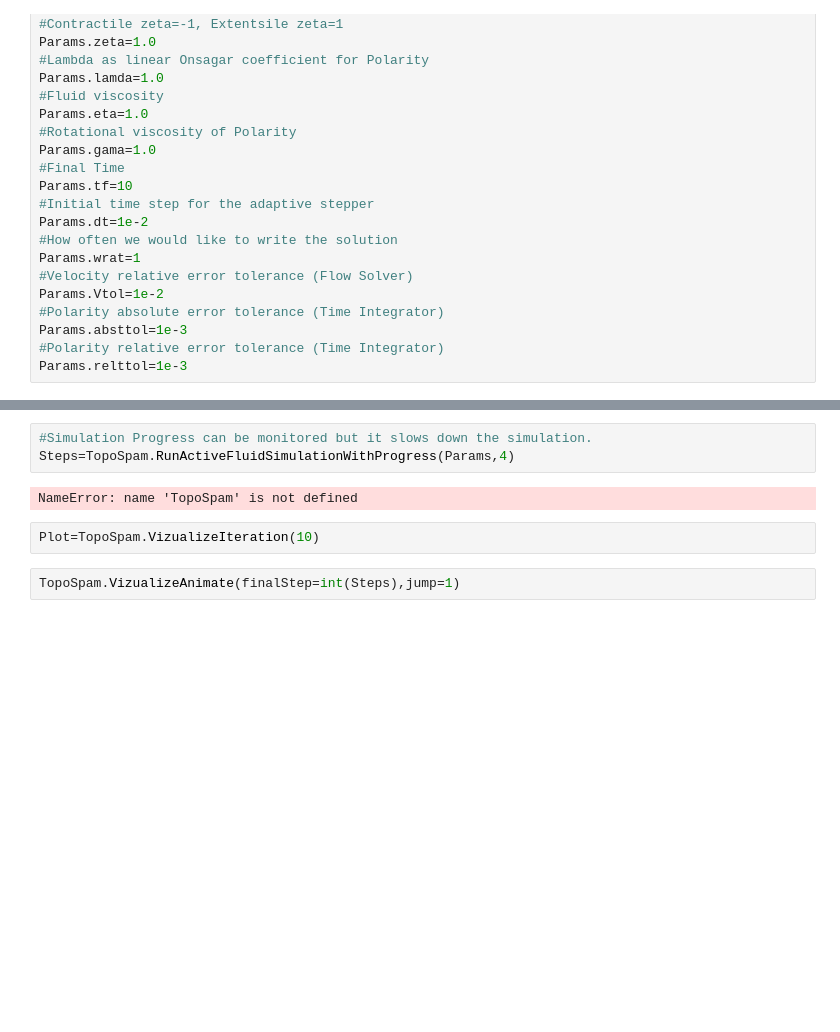
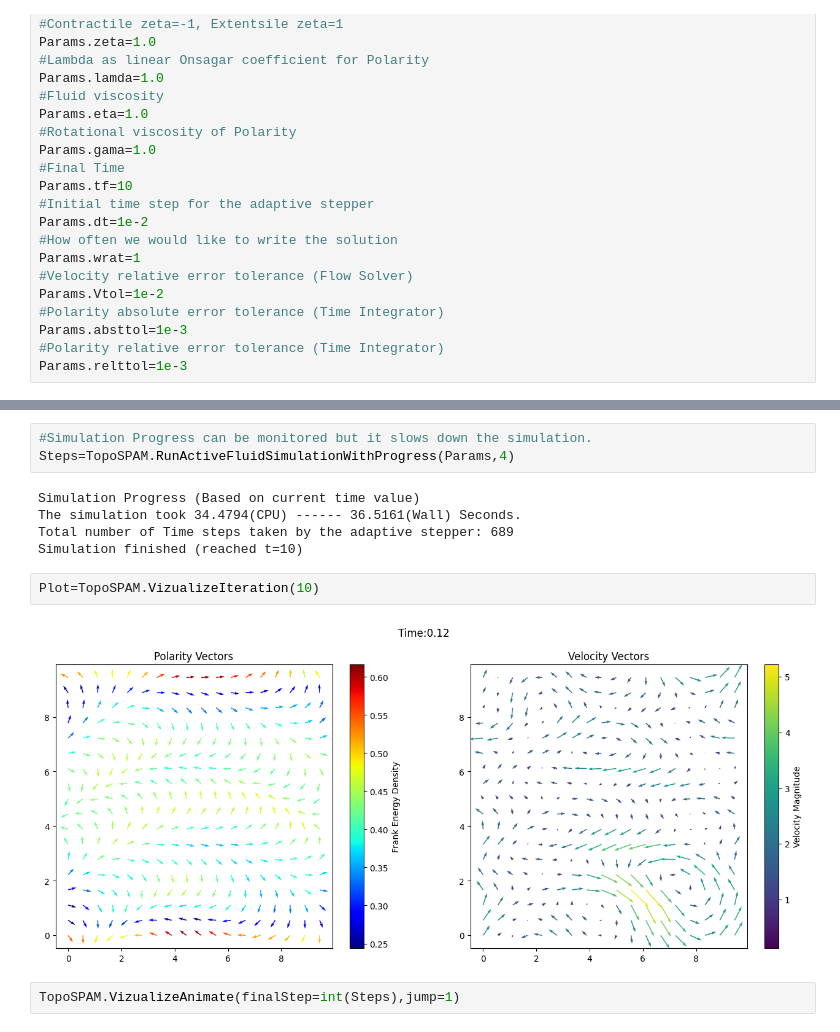
Before and after one commit to abhinavsns/topospam, a Jupyter notebook: ExampleNotebooks/ActiveFluid.ipynb, the cells around one changed output, grey strips where cells are left out. Cells and saved outputs as stored; diff of their text form; blank space fills up the shorter version.

```diff
--- a/ExampleNotebooks/ActiveFluid.ipynb
+++ b/ExampleNotebooks/ActiveFluid.ipynb
@@ -91,9 +66,14 @@ Steps=TopoSPAM.RunActiveFluidSimulation(Params,1)
 # %%
 #Simulation Progress can be monitored but it slows down the simulation.
-Steps=TopoSpam.RunActiveFluidSimulationWithProgress(Params,4)
+Steps=TopoSPAM.RunActiveFluidSimulationWithProgress(Params,4)
 # %% [output]
-NameError: name 'TopoSpam' is not defined
+Simulation Progress (Based on current time value)
+The simulation took 34.4794(CPU) ------ 36.5161(Wall) Seconds.
+Total number of Time steps taken by the adaptive stepper: 689
+Simulation finished (reached t=10)
 # %%
-Plot=TopoSpam.VizualizeIteration(10)
+Plot=TopoSPAM.VizualizeIteration(10)
+# %% [output]
+[figure, added]
 # %%
-TopoSpam.VizualizeAnimate(finalStep=int(Steps),jump=1)
+TopoSPAM.VizualizeAnimate(finalStep=int(Steps),jump=1)
```
Also changed, not shown: parts of 5 cells of this notebook, 1 other file.
